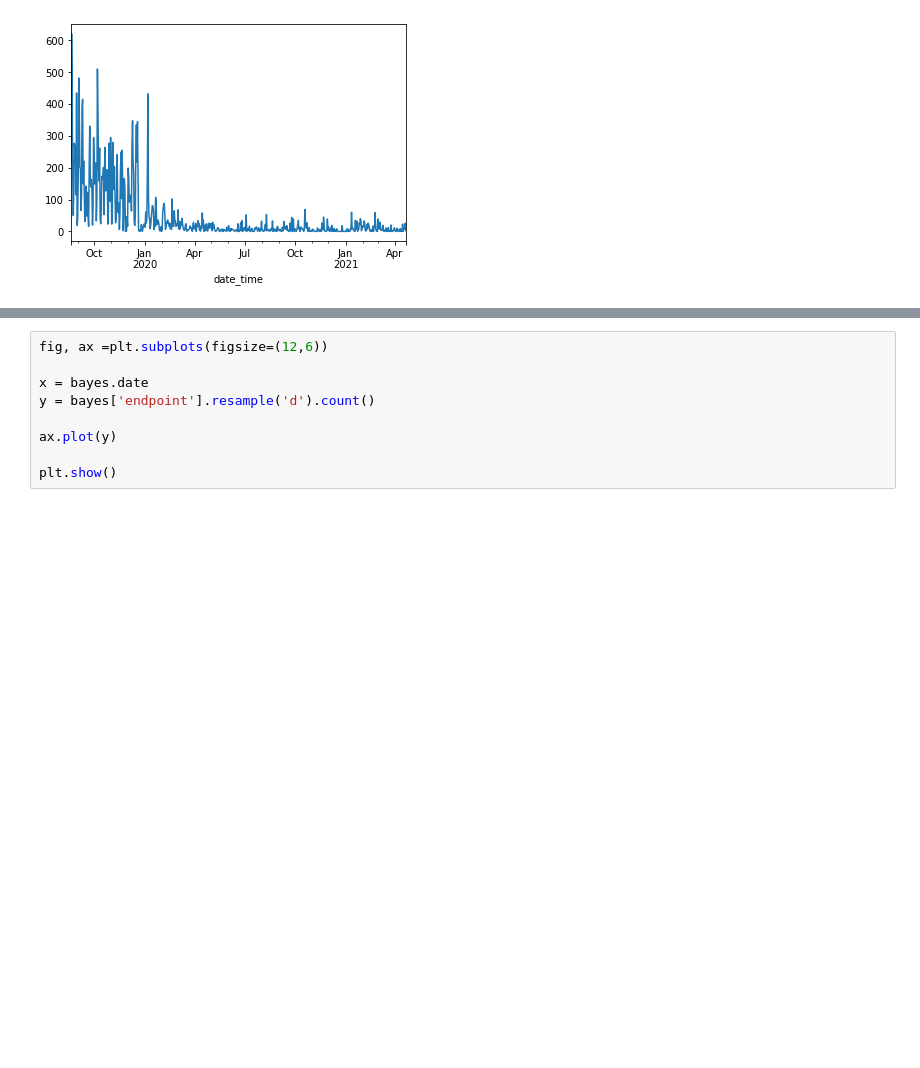
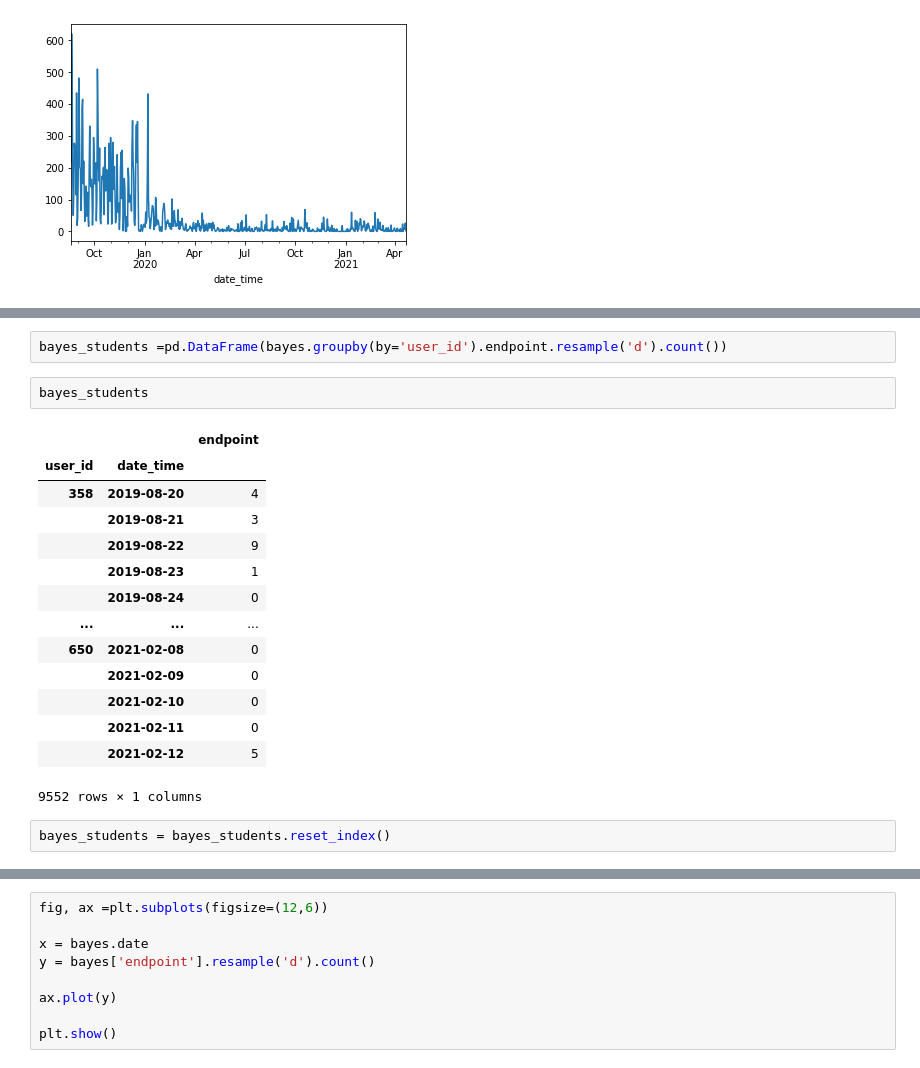
Before and after one commit to Codeup-Board-Advisory/board-slide-research, a Jupyter notebook: working_notebooks/jag-explore.ipynb, the cells around one changed output, grey strips where cells are left out. Drawn from its saved outputs; the diff is of its cells as text; blank space fills up the shorter version.

```diff
--- a/working_notebooks/jag-explore.ipynb
+++ b/working_notebooks/jag-explore.ipynb
@@ -154,0 +193,21 @@ bayes['endpoint'].resample('d').count().plot()
+# %%
+bayes_students =pd.DataFrame(bayes.groupby(by='user_id').endpoint.resample('d').count())
+# %%
+bayes_students
+# %% [output]
+|  |  | endpoint |
+| user_id | date_time |  |
+| 358 | 2019-08-20 | 4 |
+|  | 2019-08-21 | 3 |
+|  | 2019-08-22 | 9 |
+|  | 2019-08-23 | 1 |
+|  | 2019-08-24 | 0 |
+| ... | ... | ... |
+| 650 | 2021-02-08 | 0 |
+|  | 2021-02-09 | 0 |
+|  | 2021-02-10 | 0 |
+|  | 2021-02-11 | 0 |
+|  | 2021-02-12 | 5 |
+9552 rows × 1 columns
+# %%
+bayes_students = bayes_students.reset_index()
```
Also changed, not shown: parts of 17 cells of this notebook.
